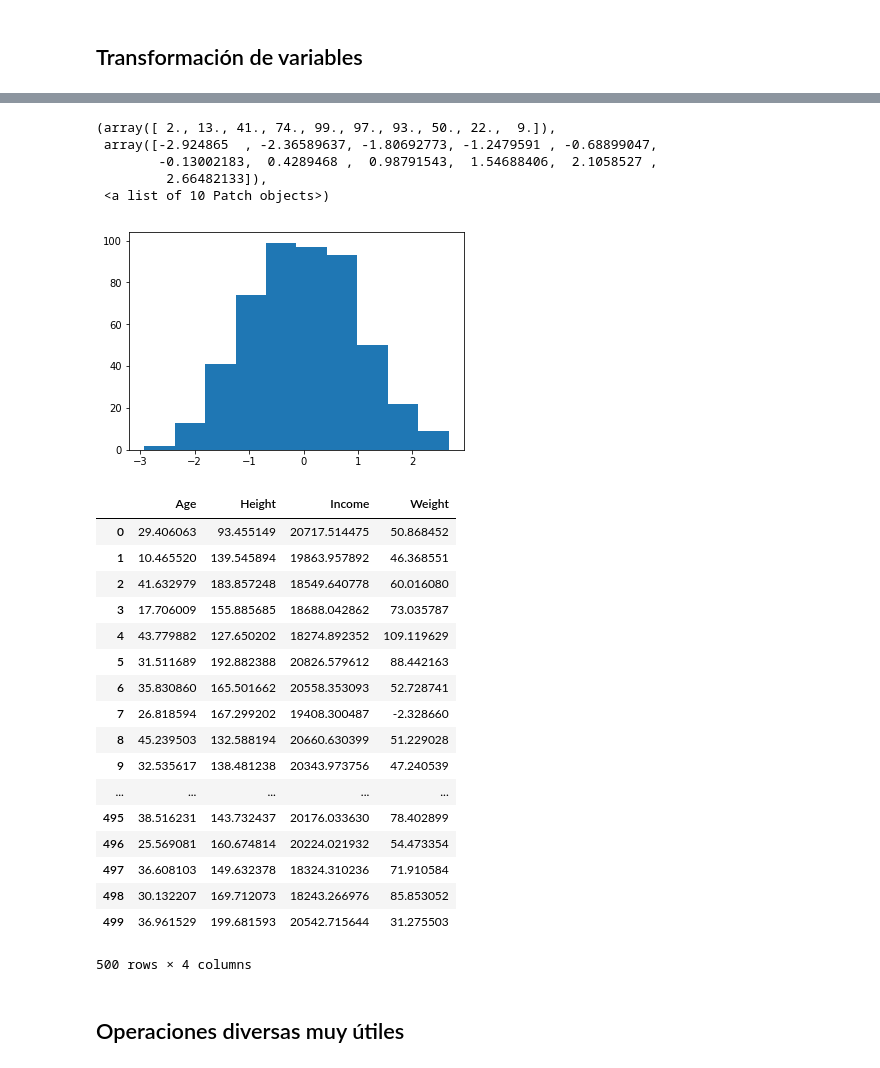
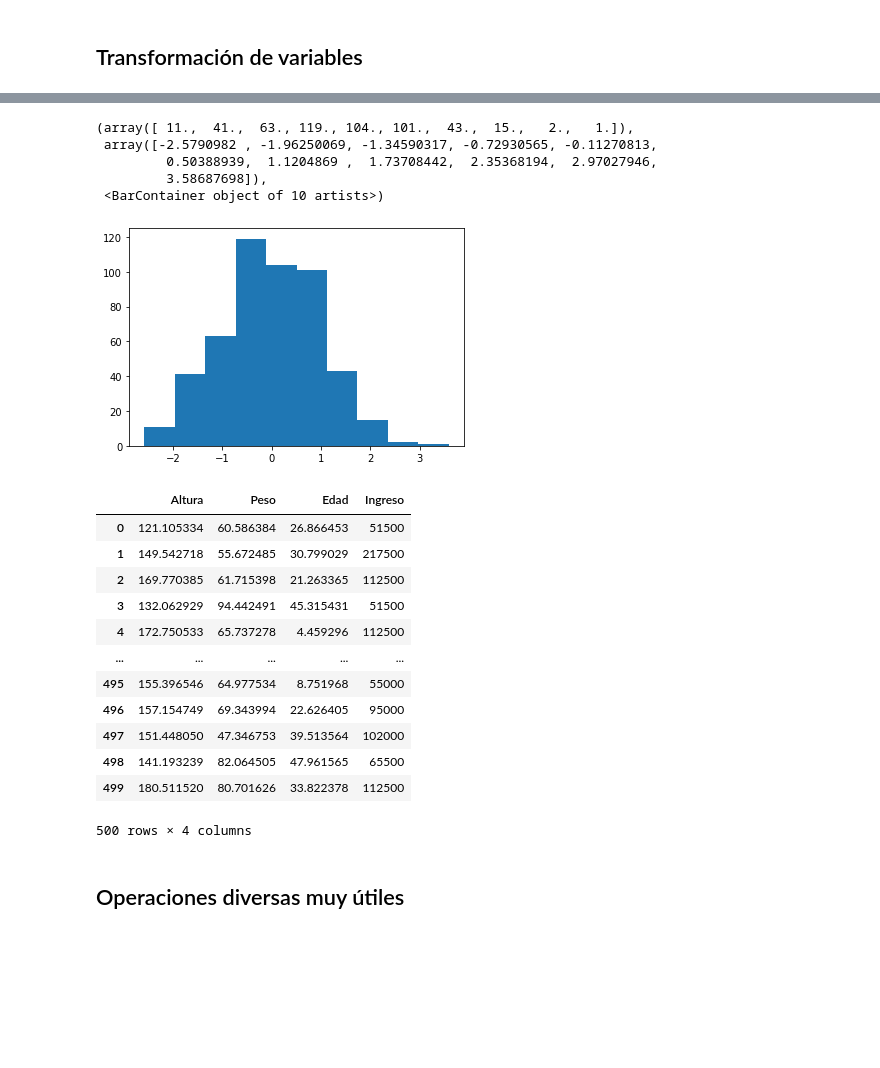
Before and after one commit to IngCarlaPezzone/Clase-Machine-Learning, a Jupyter notebook: Clase 4/T2 - 3 - Data Cleaning - Agrupación de datos.ipynb, the cells around one changed output, grey strips where cells are left out. Drawn from its saved outputs; the diff is of its cells as text; code cells hidden in the pictures; blank space fills up the shorter version.

Commit message:
update notebook clase 4

```diff
--- a/Clase 4/T2 - 3 - Data Cleaning - Agrupación de datos.ipynb
+++ b/Clase 4/T2 - 3 - Data Cleaning - Agrupación de datos.ipynb
@@ -60,3 +52,17 @@ data = pd.DataFrame(
+# %%
+Ingreso = [ ((x == "Rico") * 200000 or (x == "Clase Media") * 60000 or 20000)
+           + 3500 * random.randint(5,15) for x in ingreso_data]
+# %%
+data = pd.DataFrame(
+    {
+        "Genero"            : genero_data,
+        "Estatus Economico" : ingreso_data,
+        "Altura"            : Altura,
+        "Peso"              : Peso,
+        "Edad"              : Edad,
+        "Ingreso"           : Ingreso
+    }
+)
 # %%
 data.head()
 # %% [output]
@@ -129 +137,3 @@ double_group = data.groupby(["Gender", "Economic Status"])
+# %%
+doble_grupo = data.groupby(["Genero", "Estatus Economico"])
 # %%
@@ -297,4 +356,4 @@ Name: Age, Length: 266, dtype: float64
 # %%
 zscore = lambda x : (x - x.mean())/x.std()
 # %%
-z_group = double_group.transform(zscore)
+z_group = doble_grupo.transform(zscore)
@@ -301,36 +376,31 @@ z_group = double_group.transform(zscore)
 # %%
 import matplotlib.pyplot as plt
 # %%
-plt.hist(z_group["Age"])
+plt.hist(z_group["Edad"])
 # %% [output]
-(array([ 2., 13., 41., 74., 99., 97., 93., 50., 22.,  9.]),
- array([-2.924865  , -2.36589637, -1.80692773, -1.2479591 , -0.68899047,
-        -0.13002183,  0.4289468 ,  0.98791543,  1.54688406,  2.1058527 ,
-         2.66482133]),
- <a list of 10 Patch objects>)
+(array([ 11.,  41.,  63., 119., 104., 101.,  43.,  15.,   2.,   1.]),
+ array([-2.5790982 , -1.96250069, -1.34590317, -0.72930565, -0.11270813,
+         0.50388939,  1.1204869 ,  1.73708442,  2.35368194,  2.97027946,
+         3.58687698]),
+ <BarContainer object of 10 artists>)
-[figure, old version]
+[figure, new version]
 # %%
 fill_na_mean = lambda x : x.fillna(x.mean())
 # %%
-double_group.transform(fill_na_mean)
+doble_grupo.transform(fill_na_mean)
 # %% [output]
-|  | Age | Height | Income | Weight |
-| 0 | 29.406063 | 93.455149 | 20717.514475 | 50.868452 |
-| 1 | 10.465520 | 139.545894 | 19863.957892 | 46.368551 |
-| 2 | 41.632979 | 183.857248 | 18549.640778 | 60.016080 |
-| 3 | 17.706009 | 155.885685 | 18688.042862 | 73.035787 |
-| 4 | 43.779882 | 127.650202 | 18274.892352 | 109.119629 |
-| 5 | 31.511689 | 192.882388 | 20826.579612 | 88.442163 |
-| 6 | 35.830860 | 165.501662 | 20558.353093 | 52.728741 |
-| 7 | 26.818594 | 167.299202 | 19408.300487 | -2.328660 |
-| 8 | 45.239503 | 132.588194 | 20660.630399 | 51.229028 |
-| 9 | 32.535617 | 138.481238 | 20343.973756 | 47.240539 |
+|  | Altura | Peso | Edad | Ingreso |
+| 0 | 121.105334 | 60.586384 | 26.866453 | 51500 |
+| 1 | 149.542718 | 55.672485 | 30.799029 | 217500 |
+| 2 | 169.770385 | 61.715398 | 21.263365 | 112500 |
+| 3 | 132.062929 | 94.442491 | 45.315431 | 51500 |
+| 4 | 172.750533 | 65.737278 | 4.459296 | 112500 |
 | ... | ... | ... | ... | ... |
-| 495 | 38.516231 | 143.732437 | 20176.033630 | 78.402899 |
-| 496 | 25.569081 | 160.674814 | 20224.021932 | 54.473354 |
-| 497 | 36.608103 | 149.632378 | 18324.310236 | 71.910584 |
-| 498 | 30.132207 | 169.712073 | 18243.266976 | 85.853052 |
-| 499 | 36.961529 | 199.681593 | 20542.715644 | 31.275503 |
+| 495 | 155.396546 | 64.977534 | 8.751968 | 55000 |
+| 496 | 157.154749 | 69.343994 | 22.626405 | 95000 |
+| 497 | 151.448050 | 47.346753 | 39.513564 | 102000 |
+| 498 | 141.193239 | 82.064505 | 47.961565 | 65500 |
+| 499 | 180.511520 | 80.701626 | 33.822378 | 112500 |
 500 rows × 4 columns
 # %% [markdown]
 ## Operaciones diversas muy útiles
```
Also changed, not shown: parts of 60 cells of this notebook, 3 other files.
